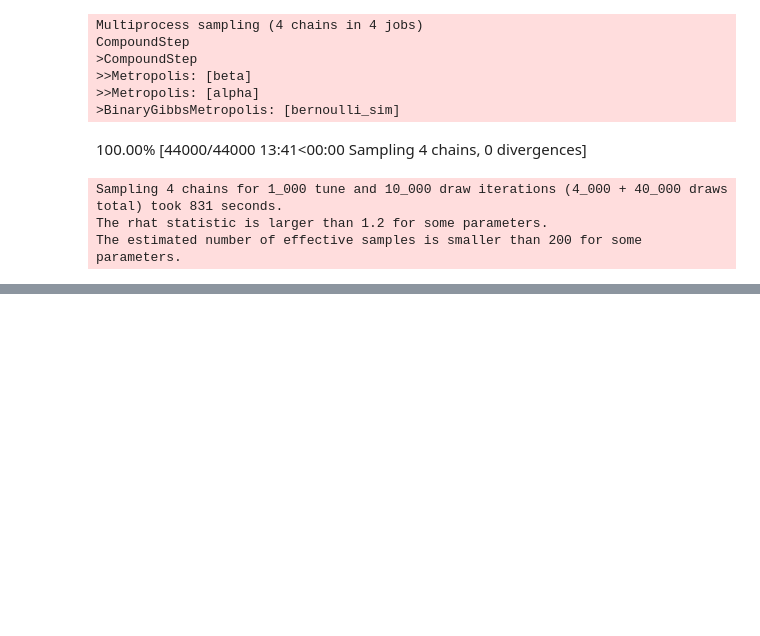
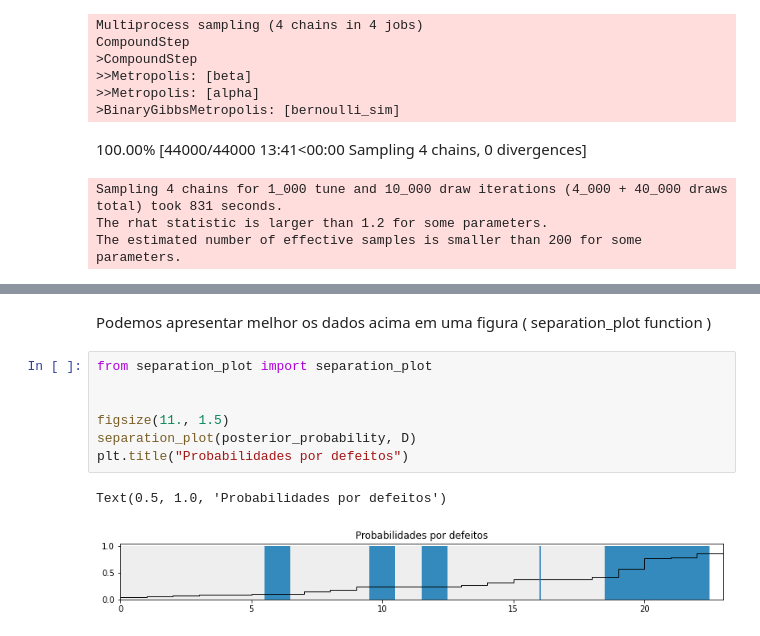
Before and after one commit to jmcabreira-zz/Bayesian-Modeling, a Jupyter notebook: modelagem_de_falha/modelagem de falha .ipynb, the cells around one changed output, grey strips where cells are left out. Drawn from its saved outputs; the diff is of its cells as text; blank space fills up the shorter version.

```diff
--- a/modelagem_de_falha/modelagem de falha .ipynb
+++ b/modelagem_de_falha/modelagem de falha .ipynb
@@ -406,0 +397,12 @@ separation_plot(posterior_probability, D)
+# %% [markdown]
+Podemos apresentar melhor os dados acima em uma figura ( separation_plot function )
+# %%
+from separation_plot import separation_plot
+
+
+figsize(11., 1.5)
+separation_plot(posterior_probability, D)
+plt.title("Probabilidades por defeitos")
+# %% [output]
+Text(0.5, 1.0, 'Probabilidades por defeitos')
+[figure, added]
```
Also changed, not shown: parts of 19 cells of this notebook.
